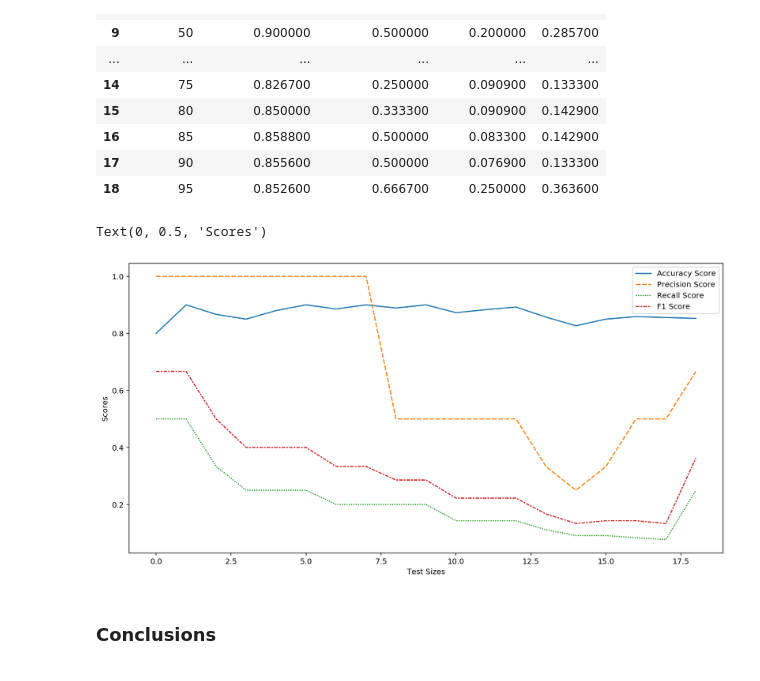
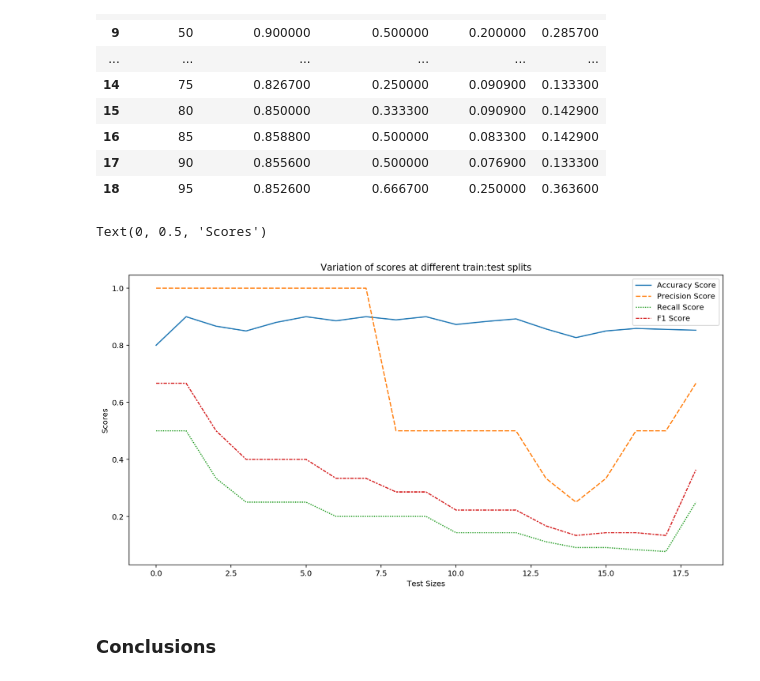
Before and after one commit to mozilla/PRESC, a Jupyter notebook: dev/elie_wanko/Issue #3 - Traversal of the space of train_test splits.ipynb, the cells around one changed output. Saved outputs shown, nothing was run; the diff lists cells and outputs as text; code cells hidden in the pictures.

```diff
--- a/dev/elie_wanko/Issue #3 - Traversal of the space of train_test splits.ipynb
+++ b/dev/elie_wanko/Issue #3 - Traversal of the space of train_test splits.ipynb
@@ -82,11 +82,12 @@ ttsplits_summary.style.apply(helpers.highlight_max)
 # %%
 plt.figure(figsize=(14, 7))
 sns.lineplot(data=ttsplits_summary.filter(ttsplits_summary.columns[1:]))
 # plt.xscale(5)
+plt.title("Variation of scores at different train:test splits")
 plt.xlabel("Test Sizes")
 plt.ylabel("Scores")
 # %% [output]
 Text(0, 0.5, 'Scores')
-[figure, old version]
+[figure, new version]
 # %% [markdown]
 ### Conclusions
```
Also changed, not shown: parts of 1 cell of this notebook, 1 other file.
